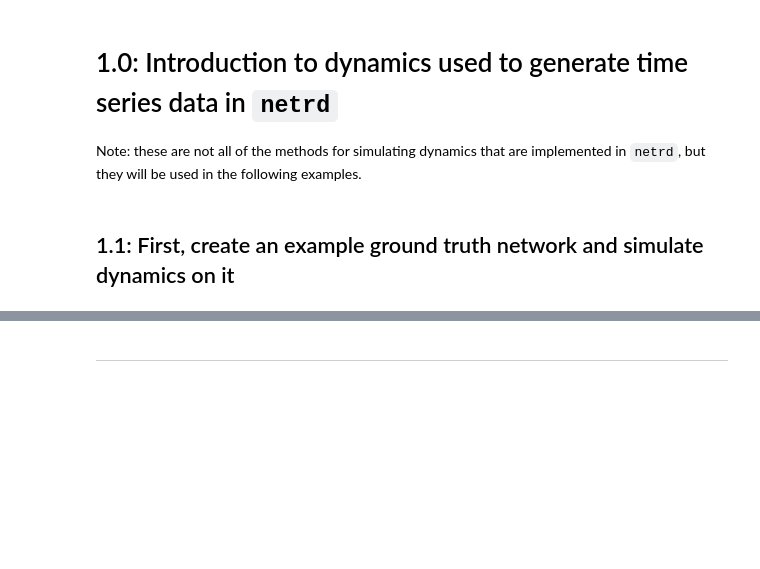
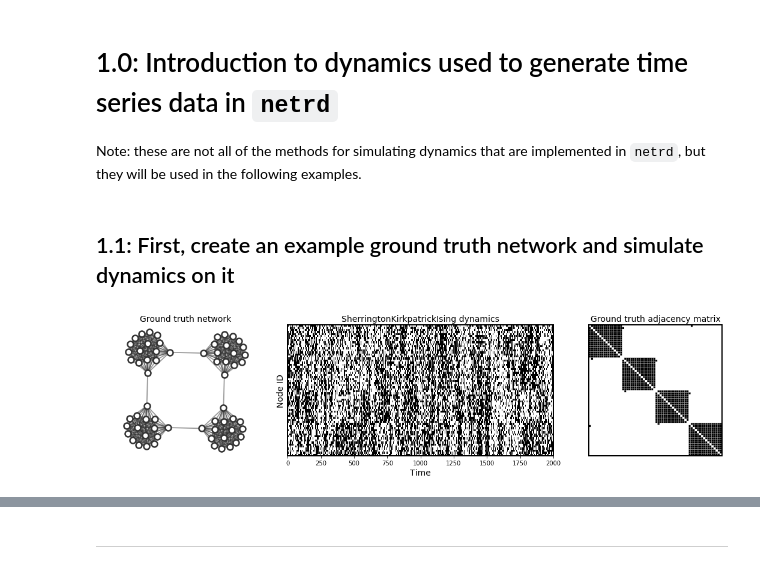
Before and after one commit to netsiphd/netrd, a Jupyter notebook: notebooks/00 - netrd_introduction.ipynb, the cells around one changed output, grey strips where cells are left out. Cells and saved outputs as stored; diff of their text form; code cells hidden in the pictures; blank space fills up the shorter version.

```diff
--- a/notebooks/00 - netrd_introduction.ipynb
+++ b/notebooks/00 - netrd_introduction.ipynb
@@ -597,4 +607,6 @@ TS = D1.simulate(G0,L)
 
 k_avg = np.mean(list(dict(G0.degree()).values()))
 # %%
-plot_groundtruth_timeseries_adjmat(G0,TS,dyna_name,save=True)
+plot_groundtruth_timeseries_adjmat(G0,TS,dyna_name,save=False)
+# %% [output]
+[figure, added]
```
Also changed, not shown: parts of 9 cells of this notebook.
